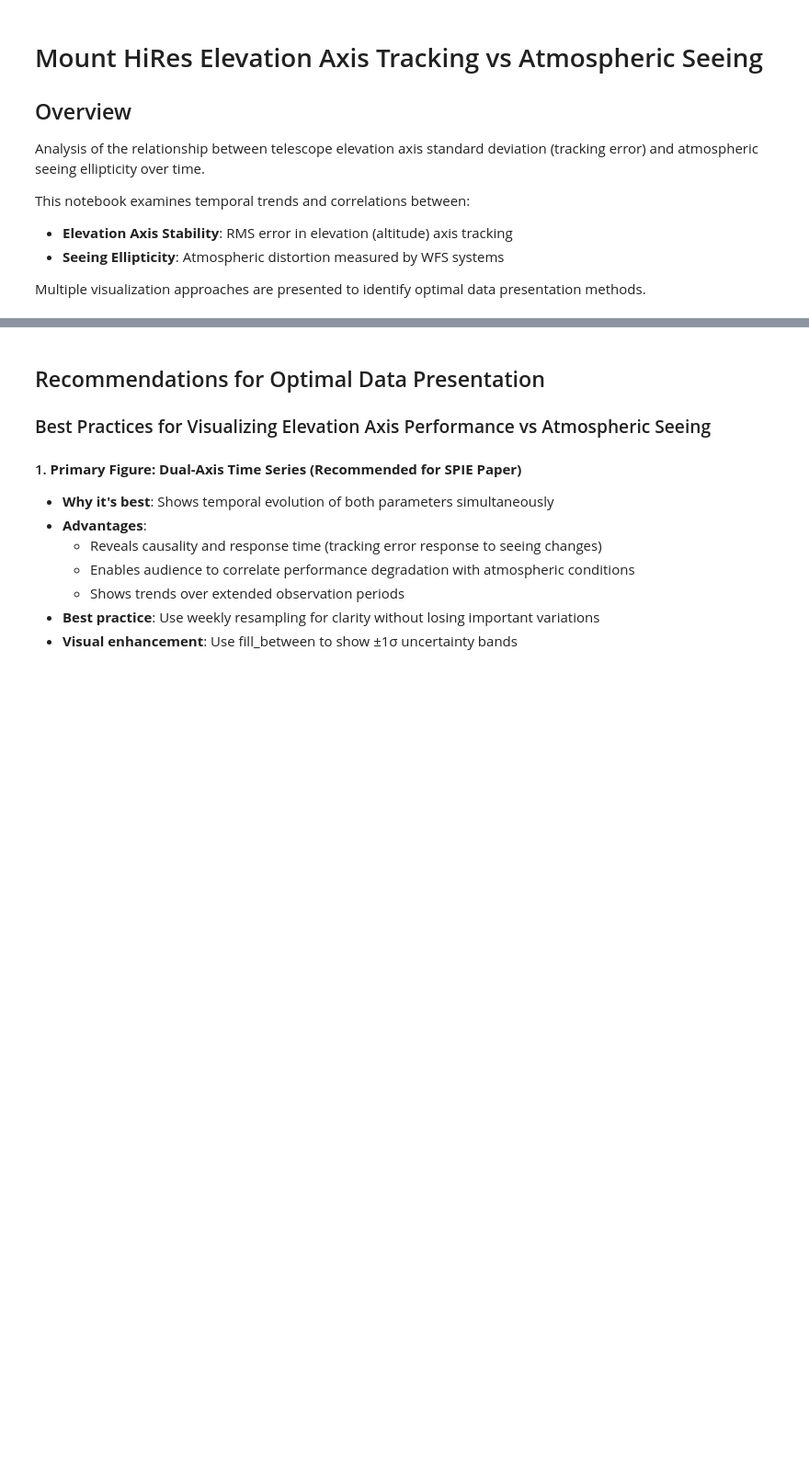
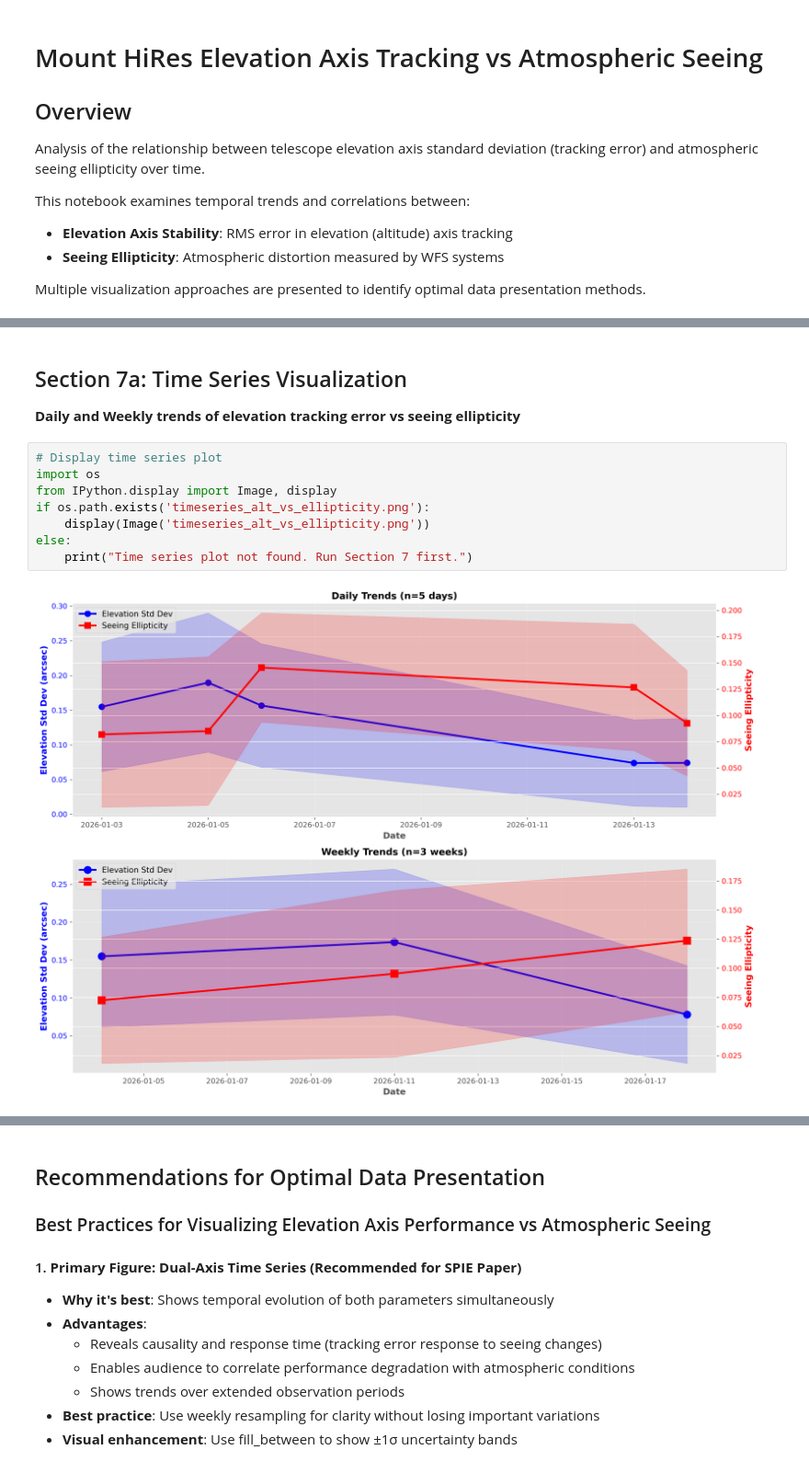
Before and after one commit to jdgibson/spie2026_fig4_stddev_vs_seeing, a Jupyter notebook: Mount_HiRes_Alt_Stddev_vs_Seeing.ipynb, the cells around one changed output, grey strips where cells are left out. Shown at 92% size. Saved outputs shown, nothing was run; the diff lists cells and outputs as text; blank space fills up the shorter version.

```diff
--- a/Mount_HiRes_Alt_Stddev_vs_Seeing.ipynb
+++ b/Mount_HiRes_Alt_Stddev_vs_Seeing.ipynb
@@ -280,0 +823,13 @@ else:
+# %% [markdown]
+## Section 7a: Time Series Visualization
+**Daily and Weekly trends of elevation tracking error vs seeing ellipticity**
+# %%
+# Display time series plot
+import os
+from IPython.display import Image, display
+if os.path.exists('timeseries_alt_vs_ellipticity.png'):
+    display(Image('timeseries_alt_vs_ellipticity.png'))
+else:
+    print("Time series plot not found. Run Section 7 first.")
+# %% [output]
+[figure, added]
```
Also changed, not shown: parts of 35 cells of this notebook, 9 other files.
